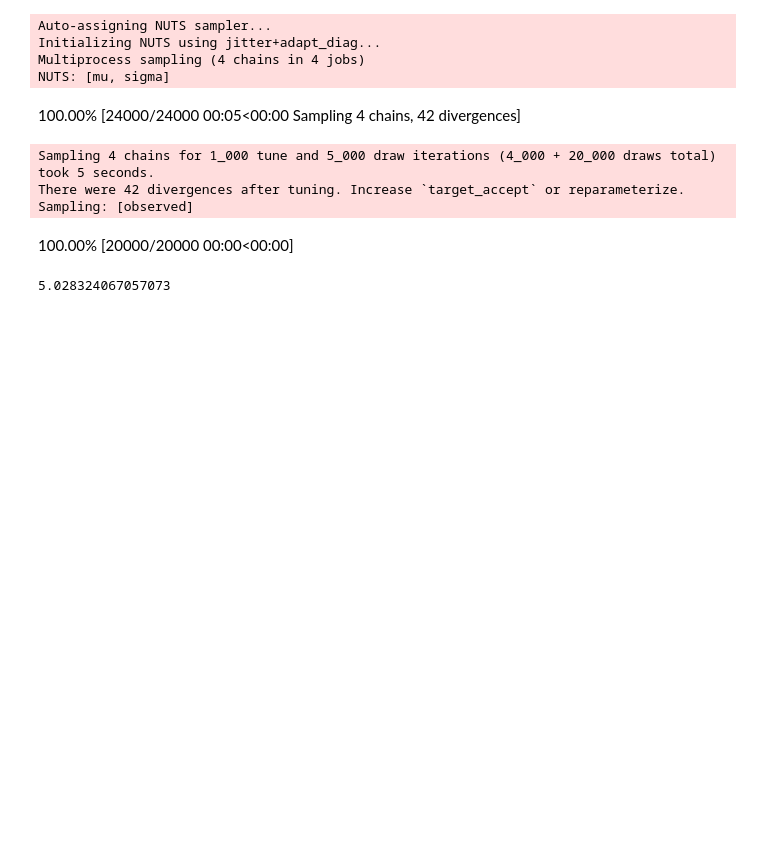
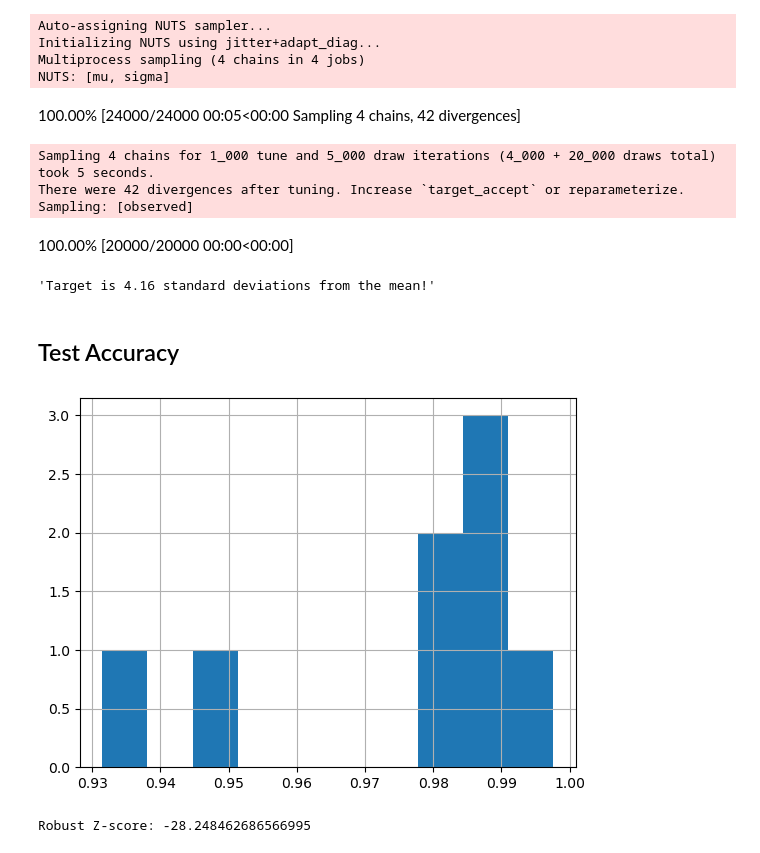
Before and after one commit to kulpojke/tree-mortality, a Jupyter notebook: src/test_geographic_outlier.ipynb, the cells around one changed output. Cells and saved outputs as stored; diff of their text form; code cells hidden in the pictures; blank space fills up the shorter version.

Commit message:
added accuracy test to src/test_geographic_outlier.ipyn

```diff
--- a/src/test_geographic_outlier.ipynb
+++ b/src/test_geographic_outlier.ipynb
@@ -101,6 +102,29 @@ Sampling: [observed]
 # %%
 draws = posterior_predictive['posterior_predictive'].observed.to_numpy().flatten()
 
-f'Target is abs(target_value - draws.mean()) / draws.std() standard deviations from the mean!'
+f'Target is {abs(target_value - draws.mean()) / draws.std():.2f} standard deviations from the mean!'
 # %% [output]
-5.028324067057073
+'Target is 4.16 standard deviations from the mean!'
+# %% [markdown]
+## Test Accuracy
+# %%
+df[df.tile != '10TEK0503244655'].Accuracy.hist();
+# %% [output]
+[figure, added]
+# %%
+# Accuracy data, excluding 10TEK0503244655
+data = df[df.tile != '10TEK0503244655'].Accuracy.dropna().values
+
+#  Median Absolute Deviation (MAD)
+median_value = np.median(data)
+mad_value = np.median(np.abs(data - median_value))
+
+# 10TEK0503244655 ROC AUC
+target_value = 0.8444
+
+#robust Z-score
+robust_z_score = 0.6745 * (target_value - median_value) / mad_value
+
+print("Robust Z-score:", robust_z_score)
+# %% [output]
+Robust Z-score: -28.248462686566995
```
Also changed, not shown: parts of 3 cells of this notebook.
